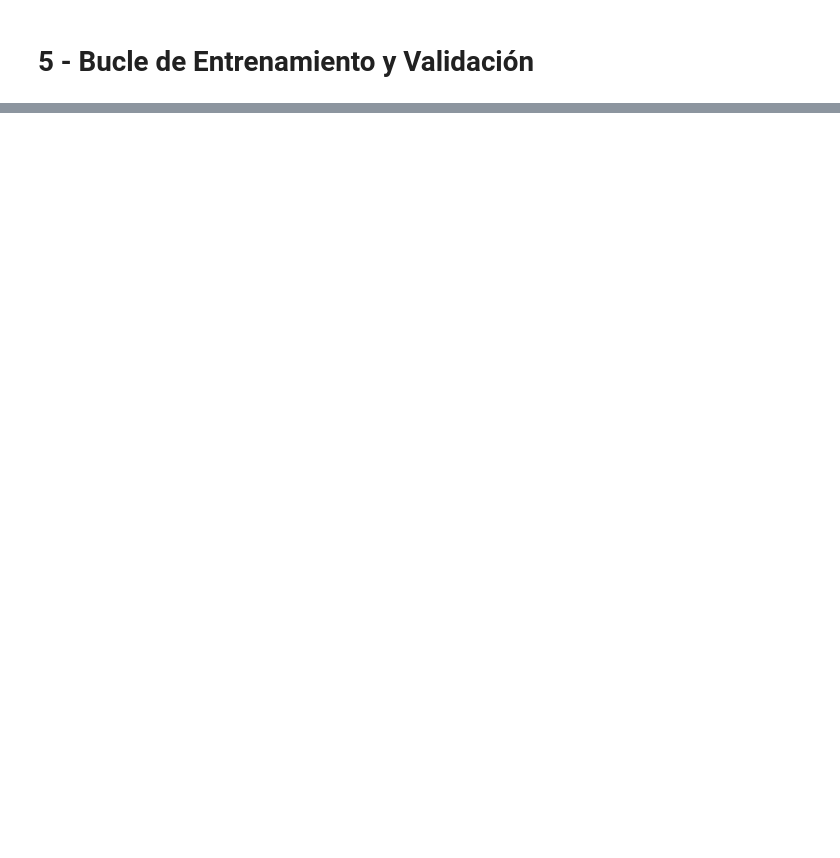
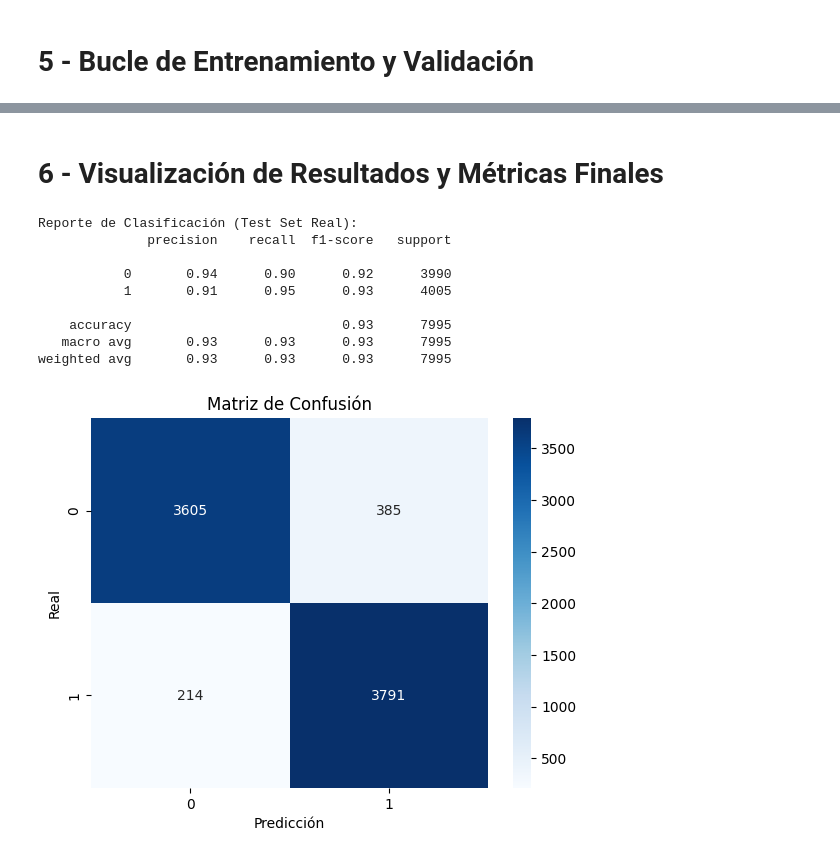
Before and after one commit to TheGamerJNC/Proyecto2_IntroduccionALaInteligenciaArtificial, a Jupyter notebook: Proyecto2_IntroducciónALaInteligenciaArtificial_JuanNavarroCastagnoli.ipynb, the cells around one changed output, grey strips where cells are left out. Cells and saved outputs as stored; diff of their text form; code cells hidden in the pictures; blank space fills up the shorter version.

```diff
--- a/Proyecto2_IntroducciónALaInteligenciaArtificial_JuanNavarroCastagnoli.ipynb
+++ b/Proyecto2_IntroducciónALaInteligenciaArtificial_JuanNavarroCastagnoli.ipynb
@@ -324,0 +386,50 @@ for epoch in range(num_epochs):
+# %% [markdown]
+# 6 - Visualización de Resultados y Métricas Finales
+# %%
+# (Simponiendo que guardaste history_loss y history_acc en el bucle anterior)
+# Gráficas de entrenamiento
+def plot_metrics(train_loss, train_acc):
+    plt.figure(figsize=(12, 4))
+    plt.subplot(1, 2, 1)
+    plt.plot(train_loss, label='Loss')
+    plt.title('Pérdida durante Entrenamiento')
+    plt.legend()
+
+    plt.subplot(1, 2, 2)
+    plt.plot(train_acc, label='Accuracy')
+    plt.title('Precisión durante Entrenamiento')
+    plt.legend()
+    plt.show()
+
+# Evaluación final en el conjunto de Test
+model.eval()
+all_preds = []
+all_labels = []
+with torch.no_grad():
+    for inputs, labels in test_loader:
+        inputs, labels = inputs.to(device), labels.to(device)
+        outputs = model(inputs)
+        _, predicted = outputs.max(1)
+        all_preds.extend(predicted.cpu().numpy())
+        all_labels.extend(labels.cpu().numpy())
+
+from sklearn.metrics import classification_report, confusion_matrix
+print("\nReporte de Clasificación (Test Set Real):")
+print(classification_report(all_labels, all_preds))
+
+sns.heatmap(confusion_matrix(all_labels, all_preds), annot=True, fmt='d', cmap='Blues')
+plt.xlabel('Predicción')
+plt.ylabel('Real')
+plt.title('Matriz de Confusión')
+plt.show()
+# %% [output]
+Reporte de Clasificación (Test Set Real):
+              precision    recall  f1-score   support
+
+           0       0.94      0.90      0.92      3990
+           1       0.91      0.95      0.93      4005
+
+    accuracy                           0.93      7995
+   macro avg       0.93      0.93      0.93      7995
+weighted avg       0.93      0.93      0.93      7995
+[figure, added]
```
Also changed, not shown: parts of 6 cells of this notebook.
